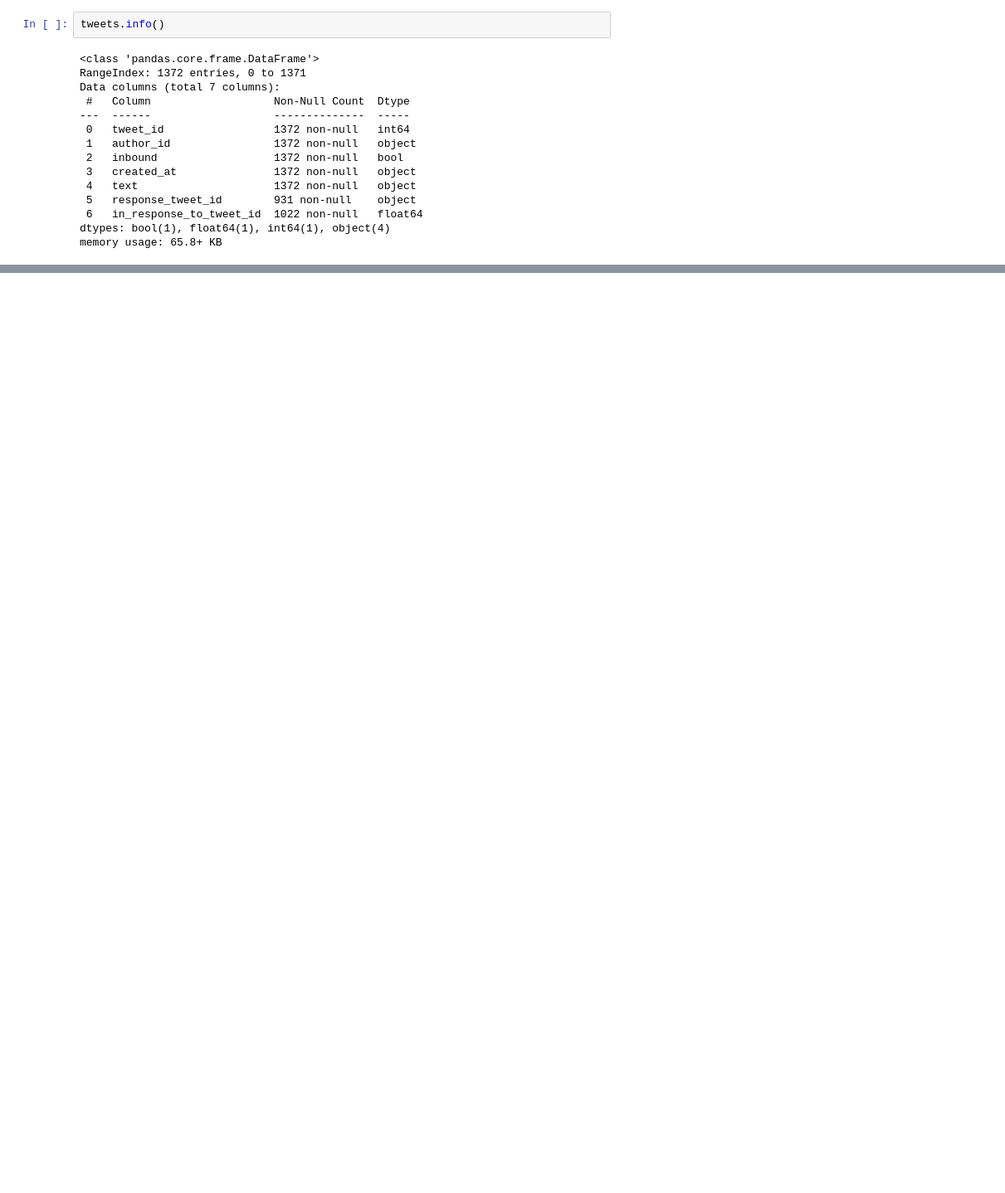
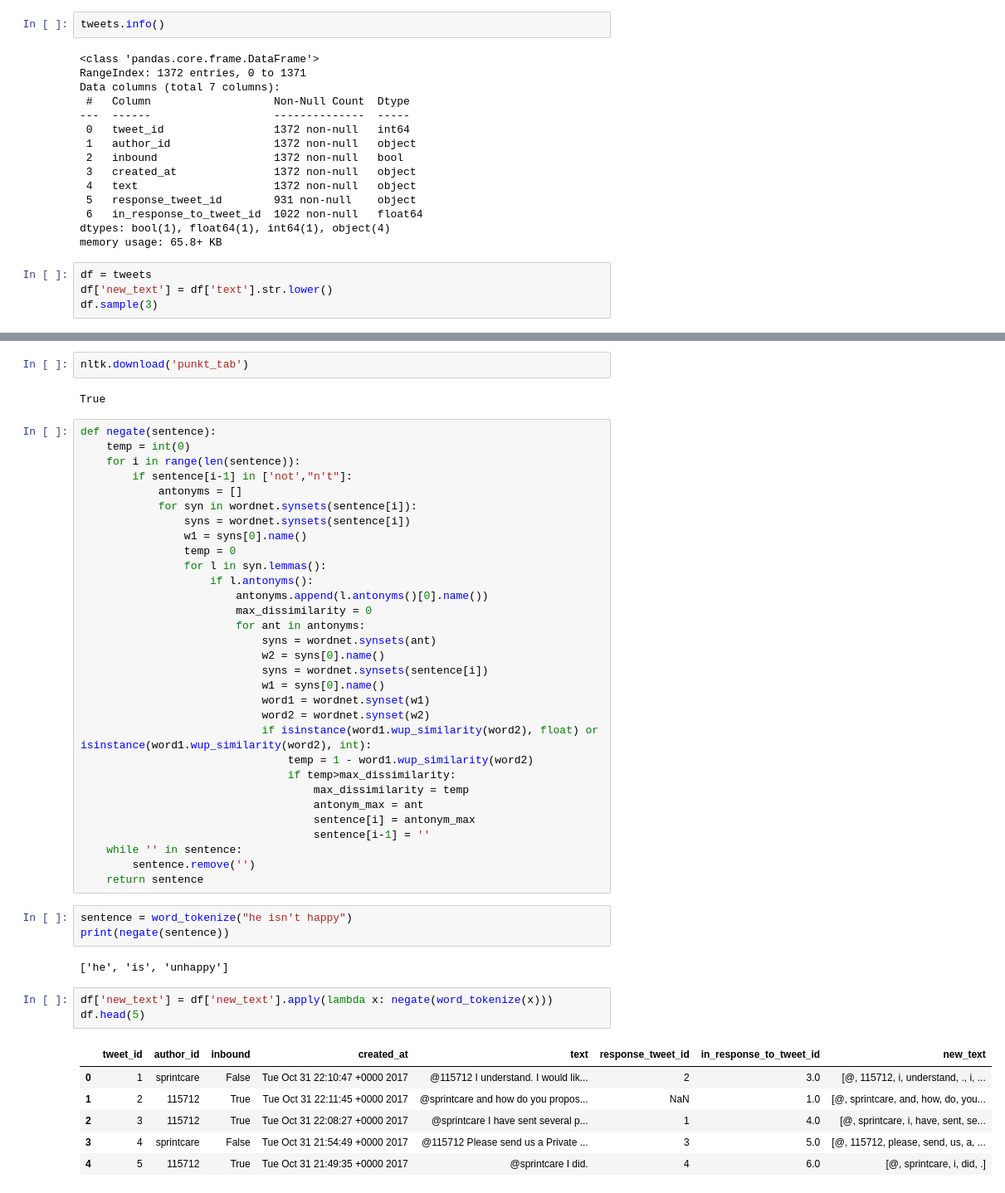
Before and after one commit to Najiyya123/twitter-sentiment-analysis-nlp, a Jupyter notebook: sentiment analysis.ipynb, the cells around one changed output, grey strips where cells are left out. Shown at 83% size. Cells and saved outputs as stored; diff of their text form; blank space fills up the shorter version.

```diff
--- a/sentiment analysis.ipynb
+++ b/sentiment analysis.ipynb
@@ -101,3 +101,7 @@ Data columns (total 7 columns):
  6   in_response_to_tweet_id  1022 non-null   float64
 dtypes: bool(1), float64(1), int64(1), object(4)
 memory usage: 65.8+ KB
+# %%
+df = tweets
+df['new_text'] = df['text'].str.lower()
+df.sample(3)
@@ -103,0 +113,50 @@ memory usage: 65.8+ KB
+# %%
+nltk.download('punkt_tab')
+# %% [output]
+True
+# %%
+def negate(sentence):
+    temp = int(0)
+    for i in range(len(sentence)):
+        if sentence[i-1] in ['not',"n't"]:
+            antonyms = []
+            for syn in wordnet.synsets(sentence[i]):
+                syns = wordnet.synsets(sentence[i])
+                w1 = syns[0].name()
+                temp = 0
+                for l in syn.lemmas():
+                    if l.antonyms():
+                        antonyms.append(l.antonyms()[0].name())
+                        max_dissimilarity = 0
+                        for ant in antonyms:
+                            syns = wordnet.synsets(ant)
+                            w2 = syns[0].name()
+                            syns = wordnet.synsets(sentence[i])
+                            w1 = syns[0].name()
+                            word1 = wordnet.synset(w1)
+                            word2 = wordnet.synset(w2)
+                            if isinstance(word1.wup_similarity(word2), float) or isinstance(word1.wup_similarity(word2), int):
+                                temp = 1 - word1.wup_similarity(word2)
+                                if temp>max_dissimilarity:
+                                    max_dissimilarity = temp
+                                    antonym_max = ant
+                                    sentence[i] = antonym_max
+                                    sentence[i-1] = ''
+    while '' in sentence:
+        sentence.remove('')
+    return sentence
+# %%
+sentence = word_tokenize("he isn't happy")
+print(negate(sentence))
+# %% [output]
+['he', 'is', 'unhappy']
+# %%
+df['new_text'] = df['new_text'].apply(lambda x: negate(word_tokenize(x)))
+df.head(5)
+# %% [output]
+|  | tweet_id | author_id | inbound | created_at | text | response_tweet_id | in_response_to_tweet_id | new_text |
+| 0 | 1 | sprintcare | False | Tue Oct 31 22:10:47 +0000 2017 | @115712 I understand. I would lik... | 2 | 3.0 | [@, 115712, i, understand, ., i, ... |
+| 1 | 2 | 115712 | True | Tue Oct 31 22:11:45 +0000 2017 | @sprintcare and how do you propos... | NaN | 1.0 | [@, sprintcare, and, how, do, you... |
+| 2 | 3 | 115712 | True | Tue Oct 31 22:08:27 +0000 2017 | @sprintcare I have sent several p... | 1 | 4.0 | [@, sprintcare, i, have, sent, se... |
+| 3 | 4 | sprintcare | False | Tue Oct 31 21:54:49 +0000 2017 | @115712 Please send us a Private ... | 3 | 5.0 | [@, 115712, please, send, us, a, ... |
+| 4 | 5 | 115712 | True | Tue Oct 31 21:49:35 +0000 2017 | @sprintcare I did. | 4 | 6.0 | [@, sprintcare, i, did, .] |
```
Also changed, not shown: parts of 6 cells of this notebook.
